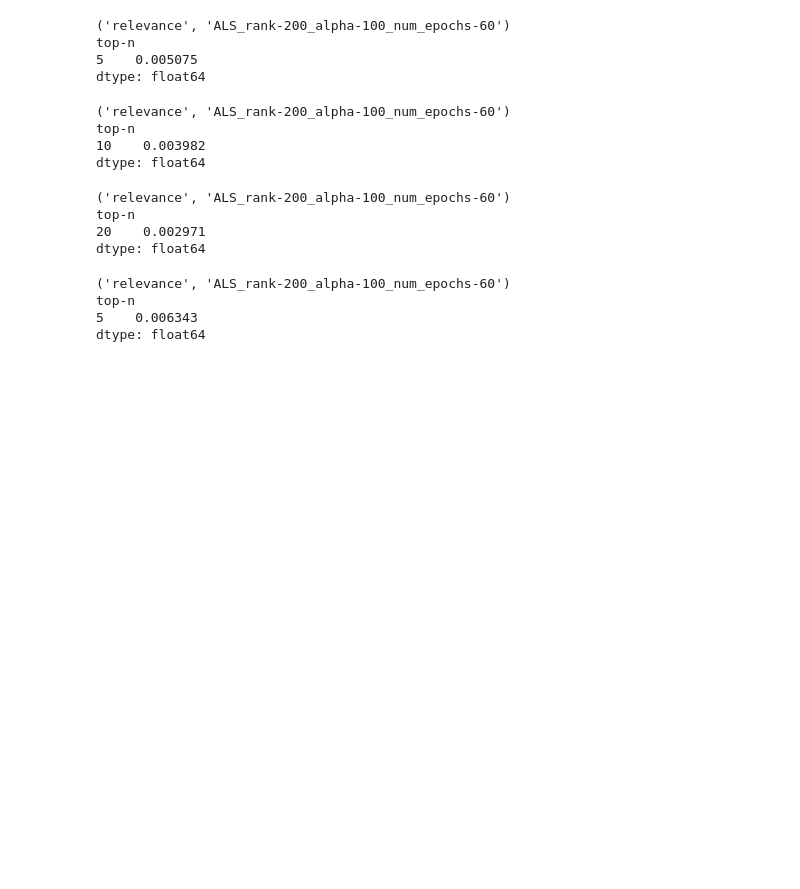
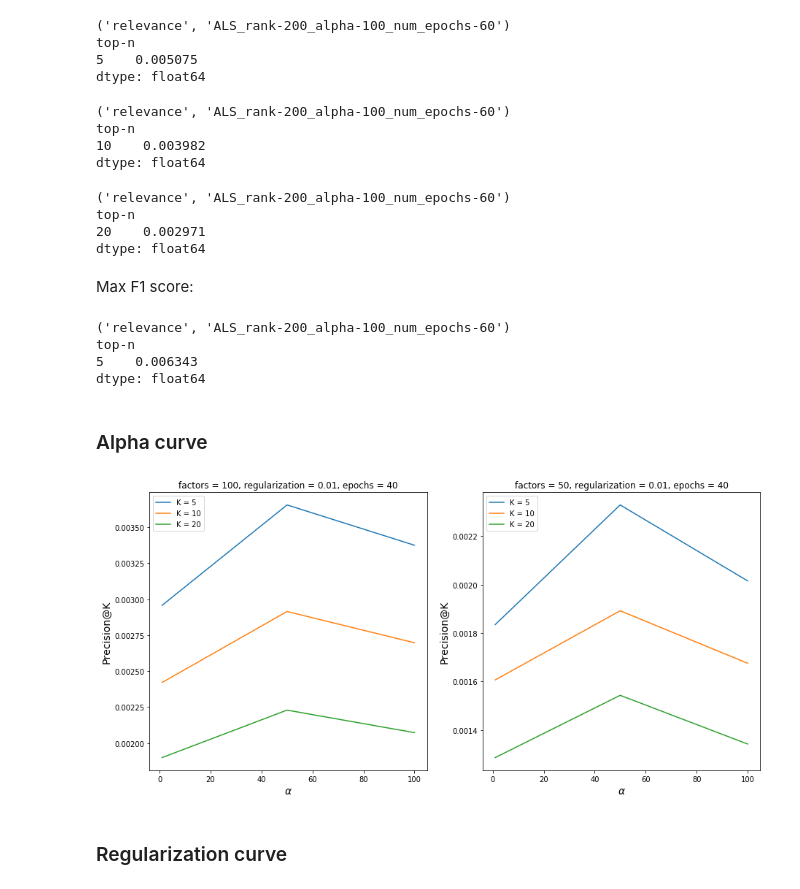
Before and after one commit to dKustura/kiva-cf, a Jupyter notebook: Result analysis.ipynb, the cells around one changed output. Drawn from its saved outputs; the diff is of its cells as text; code cells hidden in the pictures; blank space fills up the shorter version.

```diff
--- a/Result analysis.ipynb
+++ b/Result analysis.ipynb
@@ -162,6 +171,8 @@ print(precisions_2.iloc[precisions_2.index.get_level_values('top-n') == 20].max(
 top-n
 20    0.002971
 dtype: float64
+# %% [markdown]
+Max F1 score:
 # %%
 print(f1_scores_2.idxmax(axis=1)[5])
 print(f1_scores_2.iloc[f1_scores_2.index.get_level_values('top-n') == 5].max(axis=1))
@@ -170,3 +181,54 @@ print(f1_scores_2.iloc[f1_scores_2.index.get_level_values('top-n') == 5].max(axi
 top-n
 5    0.006343
 dtype: float64
+# %% [markdown]
+### Alpha curve
+# %%
+alpha_diff_scores_rank_100 = scores_1.iloc[
+    scores_1.index.get_level_values('model').isin(['ALS_rank-100_regularization-0.01_alpha-1_num_epochs-40',
+                                                   'ALS_rank-100_regularization-0.01_alpha-50_num_epochs-40',
+                                                   'ALS_rank-100_regularization-0.01_alpha-100_num_epochs-40'])
+].xs('precision', level='metric', axis=1).unstack('model')
+
+alpha_5_precisions_rank_100 = alpha_diff_scores_rank_100.iloc[alpha_diff_scores_rank_100.index.get_level_values('top-n') == 5].values.flatten()
+alpha_10_precisions_rank_100 = alpha_diff_scores_rank_100.iloc[alpha_diff_scores_rank_100.index.get_level_values('top-n') == 10].values.flatten()
+alpha_20_precisions_rank_100 = alpha_diff_scores_rank_100.iloc[alpha_diff_scores_rank_100.index.get_level_values('top-n') == 20].values.flatten()
+
+alpha_diff_scores_rank_50 = scores_1.iloc[
+    scores_1.index.get_level_values('model').isin(['ALS_rank-50_regularization-0.01_alpha-1_num_epochs-40',
+                                                   'ALS_rank-50_regularization-0.01_alpha-50_num_epochs-40',
+                                                   'ALS_rank-50_regularization-0.01_alpha-100_num_epochs-40'])
+].xs('precision', level='metric', axis=1).unstack('model')
+
+alpha_5_precisions_rank_50 = alpha_diff_scores_rank_50.iloc[alpha_diff_scores_rank_50.index.get_level_values('top-n') == 5].values.flatten()
+alpha_10_precisions_rank_50 = alpha_diff_scores_rank_50.iloc[alpha_diff_scores_rank_50.index.get_level_values('top-n') == 10].values.flatten()
+alpha_20_precisions_rank_50 = alpha_diff_scores_rank_50.iloc[alpha_diff_scores_rank_50.index.get_level_values('top-n') == 20].values.flatten()
+
+
+alpha_diff_values = [1, 50, 100]
+# %%
+plt.figure(figsize=(15, 7))
+
+plt.subplot(121)
+plt.title('factors = 100, regularization = 0.01, epochs = 40')
+plt.xlabel(r'$\alpha$', fontsize=14)
+plt.ylabel('Precision@K', fontsize=14)
+plt.plot(alpha_diff_values, alpha_5_precisions_rank_100)
+plt.plot(alpha_diff_values, alpha_10_precisions_rank_100)
+plt.plot(alpha_diff_values, alpha_20_precisions_rank_100)
+plt.legend(['K = 5', 'K = 10', 'K = 20'], loc='upper left')
+
+plt.subplot(122)
+plt.title('factors = 50, regularization = 0.01, epochs = 40')
+plt.xlabel(r'$\alpha$', fontsize=14)
+plt.ylabel('Precision@K', fontsize=14)
+plt.plot(alpha_diff_values, alpha_5_precisions_rank_50)
+plt.plot(alpha_diff_values, alpha_10_precisions_rank_50)
+plt.plot(alpha_diff_values, alpha_20_precisions_rank_50)
+plt.legend(['K = 5', 'K = 10', 'K = 20'], loc='upper left')
+
+plt.show()
+# %% [output]
+[figure, added]
+# %% [markdown]
+### Regularization curve
```
Also changed, not shown: parts of 23 cells of this notebook, 5 other files.
